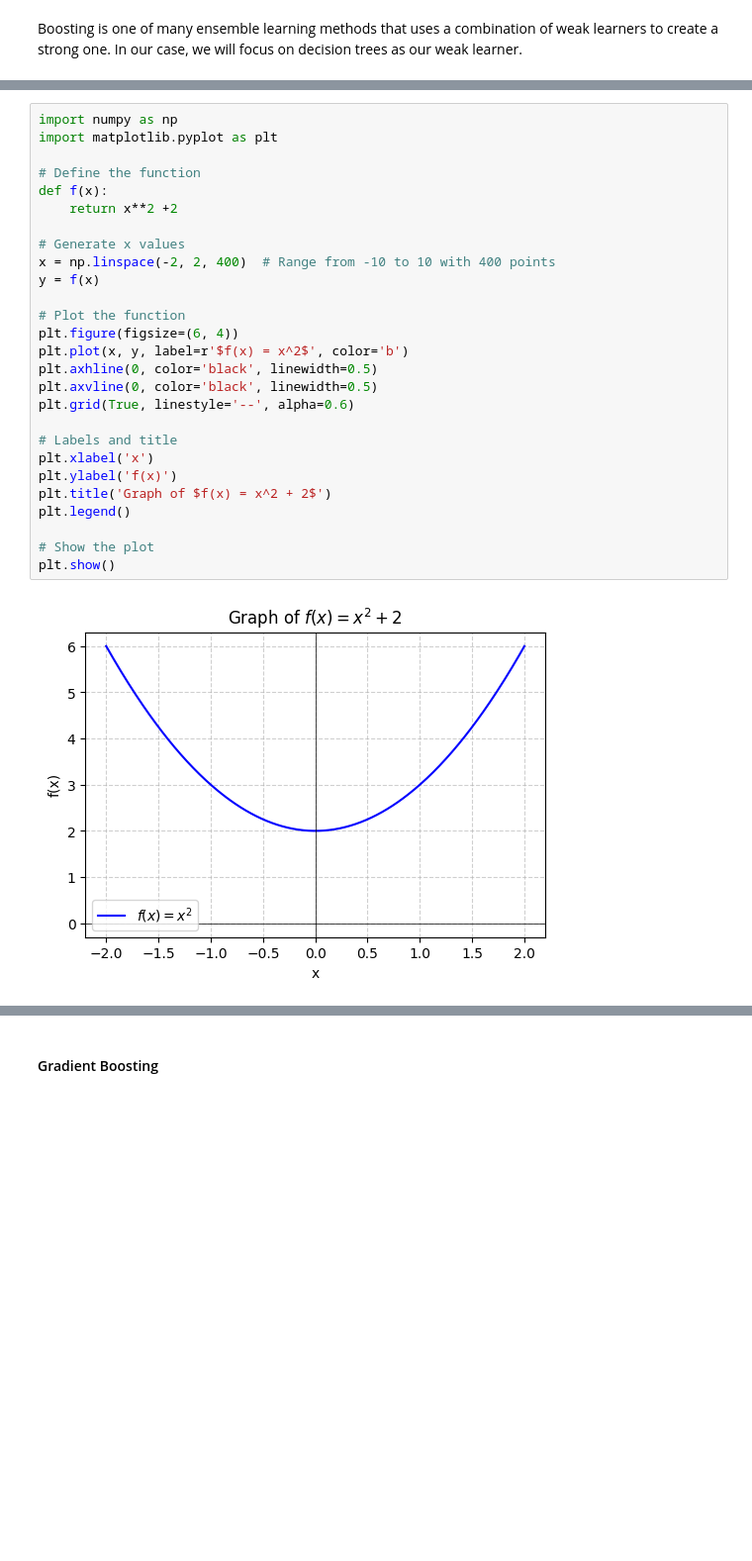
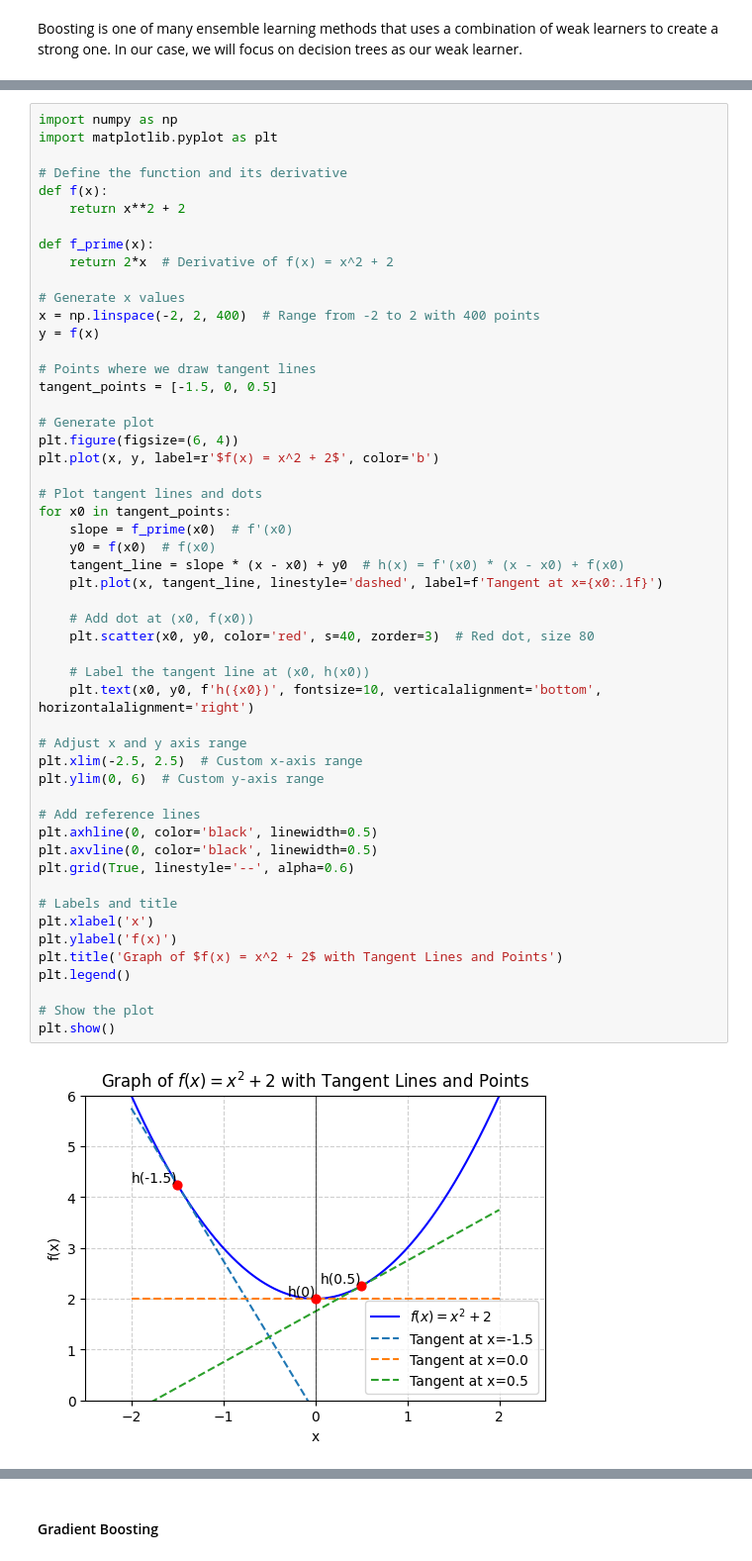
Before and after one commit to manganeseheptoxide/Undergraduate-Thesis, a Jupyter notebook: Resources/Notes.ipynb, the cells around one changed output, grey strips where cells are left out. Shown at 99% size. Saved outputs shown, nothing was run; the diff lists cells and outputs as text; blank space fills up the shorter version.

```diff
--- a/Resources/Notes.ipynb
+++ b/Resources/Notes.ipynb
@@ -479,29 +478,54 @@ To build the intuition for gradient descent, let's consider the function $f(x) =
 # %%
 import numpy as np
 import matplotlib.pyplot as plt
 
-# Define the function
+# Define the function and its derivative
 def f(x):
-    return x**2 +2
+    return x**2 + 2
+
+def f_prime(x):
+    return 2*x  # Derivative of f(x) = x^2 + 2
 
 # Generate x values
-x = np.linspace(-2, 2, 400)  # Range from -10 to 10 with 400 points
+x = np.linspace(-2, 2, 400)  # Range from -2 to 2 with 400 points
 y = f(x)
 
-# Plot the function
+# Points where we draw tangent lines
+tangent_points = [-1.5, 0, 0.5]
+
+# Generate plot
 plt.figure(figsize=(6, 4))
-plt.plot(x, y, label=r'$f(x) = x^2$', color='b')
+plt.plot(x, y, label=r'$f(x) = x^2 + 2$', color='b')
+
+# Plot tangent lines and dots
+for x0 in tangent_points:
+    slope = f_prime(x0)  # f'(x0)
+    y0 = f(x0)  # f(x0)
+    tangent_line = slope * (x - x0) + y0  # h(x) = f'(x0) * (x - x0) + f(x0)
+    plt.plot(x, tangent_line, linestyle='dashed', label=f'Tangent at x={x0:.1f}')
+
+    # Add dot at (x0, f(x0))
+    plt.scatter(x0, y0, color='red', s=40, zorder=3)  # Red dot, size 80
+
+    # Label the tangent line at (x0, h(x0))
+    plt.text(x0, y0, f'h({x0})', fontsize=10, verticalalignment='bottom', horizontalalignment='right')
+
+# Adjust x and y axis range
+plt.xlim(-2.5, 2.5)  # Custom x-axis range
+plt.ylim(0, 6)  # Custom y-axis range
+
+# Add reference lines
 plt.axhline(0, color='black', linewidth=0.5)
 plt.axvline(0, color='black', linewidth=0.5)
 plt.grid(True, linestyle='--', alpha=0.6)
 
 # Labels and title
 plt.xlabel('x')
 plt.ylabel('f(x)')
-plt.title('Graph of $f(x) = x^2 + 2$')
+plt.title('Graph of $f(x) = x^2 + 2$ with Tangent Lines and Points')
 plt.legend()
 
 # Show the plot
 plt.show()
 # %% [output]
-[figure, old version]
+[figure, new version]
```
Also changed, not shown: parts of 10 cells of this notebook, 6 other files.
